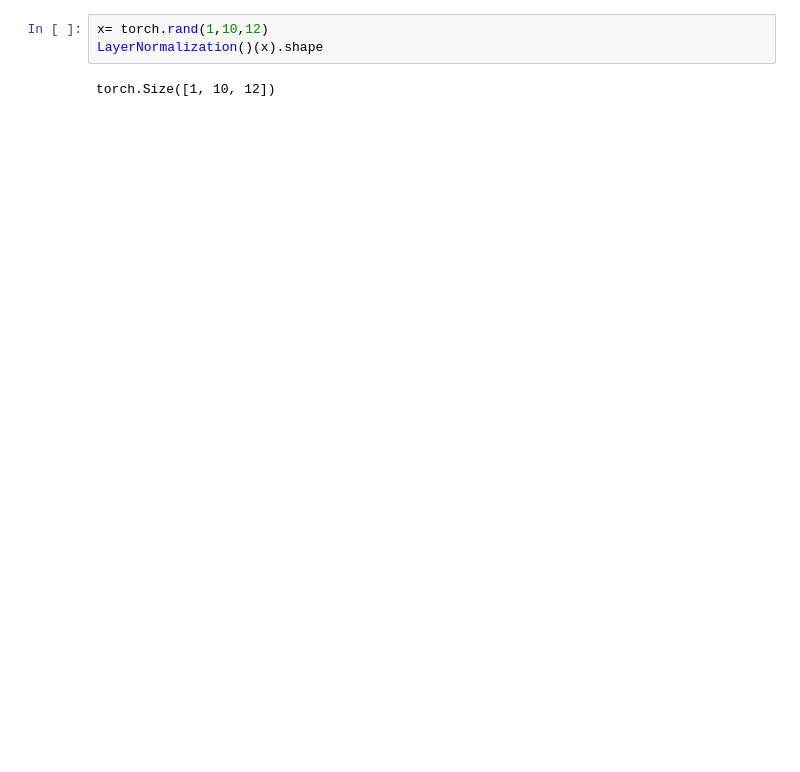
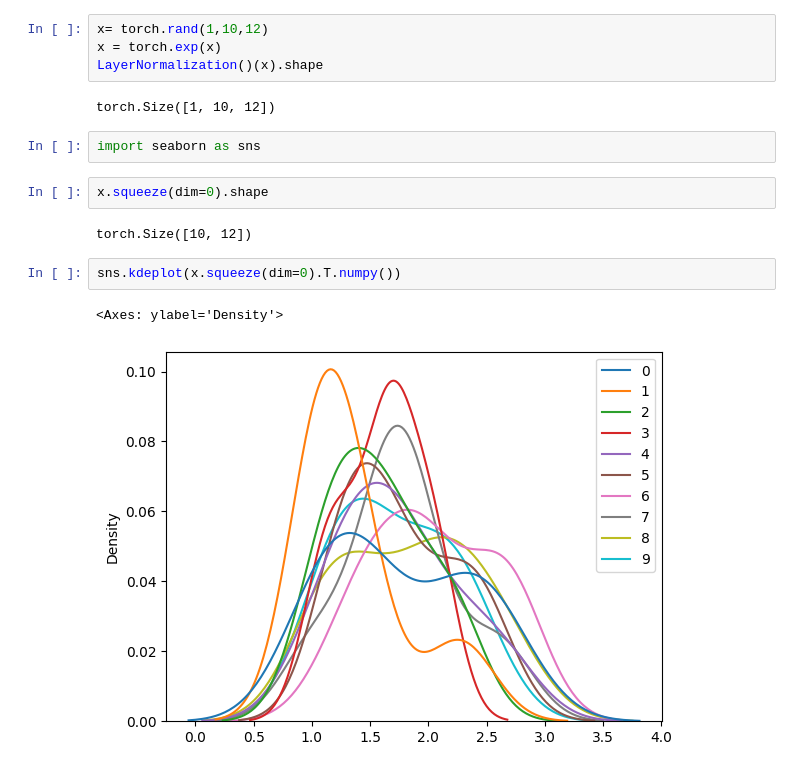
Before and after one commit to Jha-Pranav/OpenTransformer, a Jupyter notebook: multiformer/notebooks/transformer_anatomy/normalization.ipynb, the cells around one changed output. Drawn from its saved outputs; the diff is of its cells as text; blank space fills up the shorter version.

```diff
--- a/multiformer/notebooks/transformer_anatomy/normalization.ipynb
+++ b/multiformer/notebooks/transformer_anatomy/normalization.ipynb
@@ -43,6 +44,18 @@ class LayerNormalization(nn.Module):
         return self.alpha * (x - mean) / (std + self.eps) + self.bias
 # %%
 x= torch.rand(1,10,12)
+x = torch.exp(x)
 LayerNormalization()(x).shape
 # %% [output]
 torch.Size([1, 10, 12])
+# %%
+import seaborn as sns
+# %%
+x.squeeze(dim=0).shape
+# %% [output]
+torch.Size([10, 12])
+# %%
+sns.kdeplot(x.squeeze(dim=0).T.numpy())
+# %% [output]
+<Axes: ylabel='Density'>
+[figure, added]
```
Also changed, not shown: parts of 9 cells of this notebook, 15 other files.
